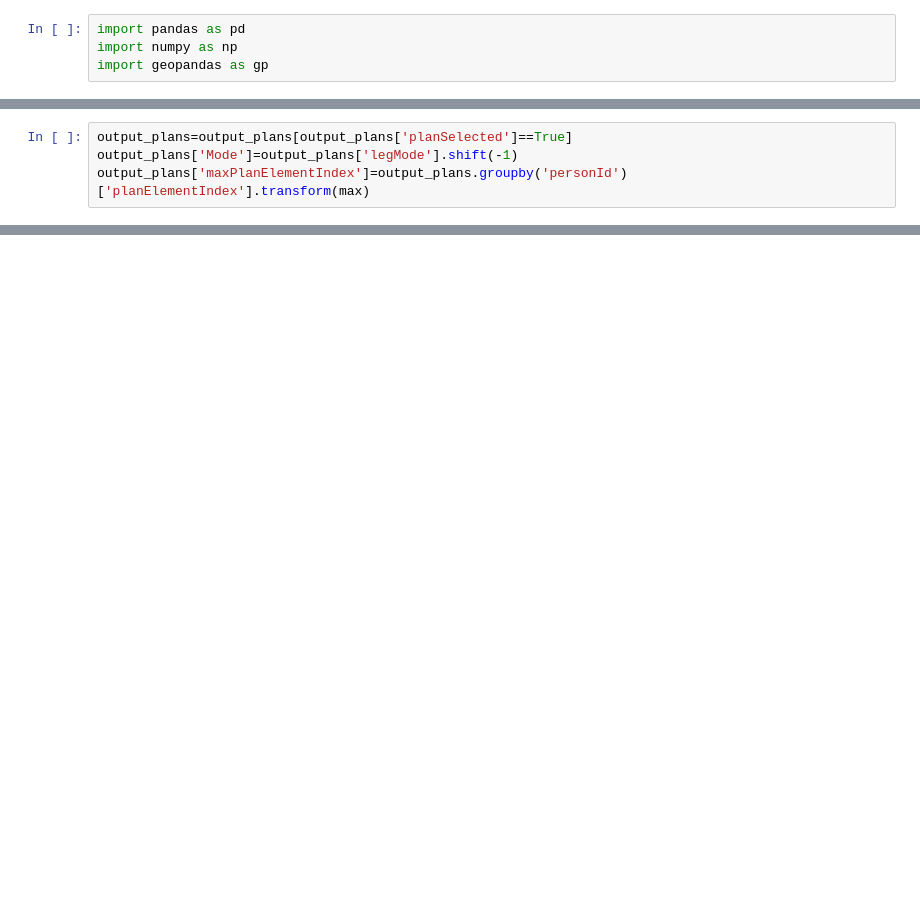
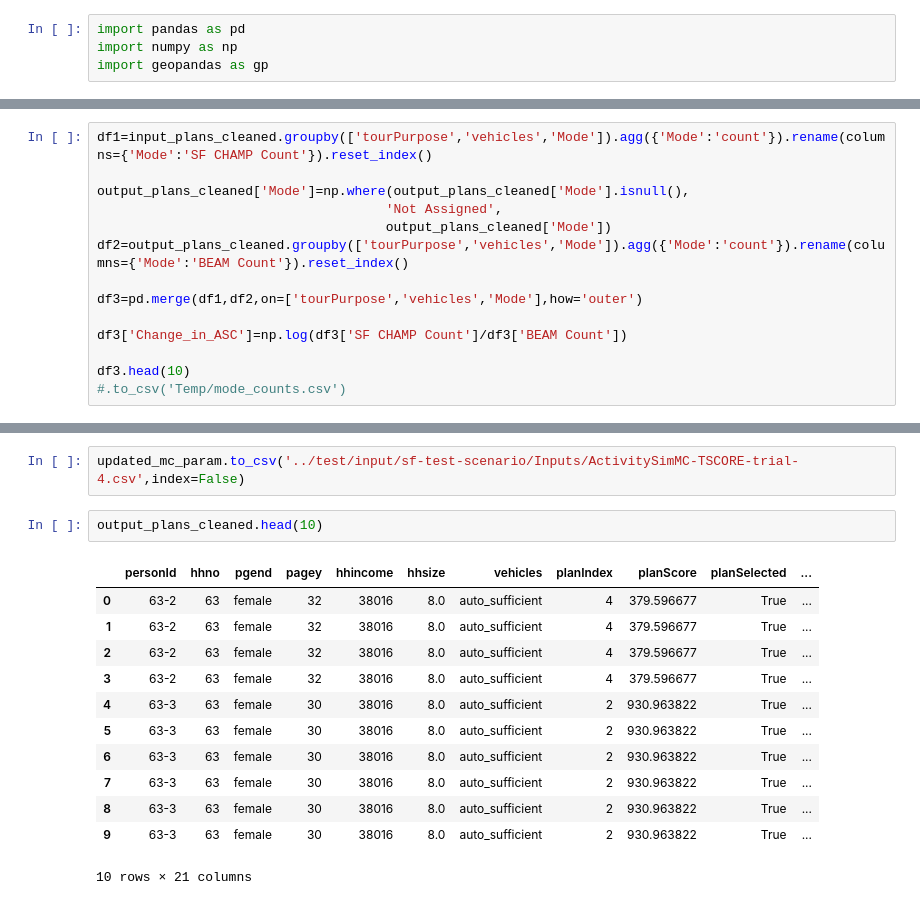
Before and after one commit to vsgo222/beam, a Jupyter notebook: output_analysis/Trips Comparison.ipynb, the cells around one changed output, grey strips where cells are left out. Drawn from its saved outputs; the diff is of its cells as text; blank space fills up the shorter version.

```diff
--- a/output_analysis/Trips Comparison.ipynb
+++ b/output_analysis/Trips Comparison.ipynb
@@ -27,4 +18,0 @@ input_plans['maxPlanElementIndex']=input_plans.groupby('personId')['planElementI
-# %%
-output_plans=output_plans[output_plans['planSelected']==True]
-output_plans['Mode']=output_plans['legMode'].shift(-1)
-output_plans['maxPlanElementIndex']=output_plans.groupby('personId')['planElementIndex'].transform(max)
@@ -58,0 +135,14 @@ output_plans[output_plans['personId']=='63-2']
+# %%
+df1=input_plans_cleaned.groupby(['tourPurpose','vehicles','Mode']).agg({'Mode':'count'}).rename(columns={'Mode':'SF CHAMP Count'}).reset_index()
+
+output_plans_cleaned['Mode']=np.where(output_plans_cleaned['Mode'].isnull(),
+                                     'Not Assigned',
+                                     output_plans_cleaned['Mode'])
+df2=output_plans_cleaned.groupby(['tourPurpose','vehicles','Mode']).agg({'Mode':'count'}).rename(columns={'Mode':'BEAM Count'}).reset_index()
+
+df3=pd.merge(df1,df2,on=['tourPurpose','vehicles','Mode'],how='outer')
+
+df3['Change_in_ASC']=np.log(df3['SF CHAMP Count']/df3['BEAM Count'])
+
+df3.head(10)
+#.to_csv('Temp/mode_counts.csv')
@@ -58,0 +232,17 @@ output_plans[output_plans['personId']=='63-2']
+# %%
+updated_mc_param.to_csv('../test/input/sf-test-scenario/Inputs/ActivitySimMC-TSCORE-trial-4.csv',index=False)
+# %%
+output_plans_cleaned.head(10)
+# %% [output]
+|  | personId | hhno | pgend | pagey | hhincome | hhsize | vehicles | planIndex | planScore | planSelected | ... |
+| 0 | 63-2 | 63 | female | 32 | 38016 | 8.0 | auto_sufficient | 4 | 379.596677 | True | ... |
+| 1 | 63-2 | 63 | female | 32 | 38016 | 8.0 | auto_sufficient | 4 | 379.596677 | True | ... |
+| 2 | 63-2 | 63 | female | 32 | 38016 | 8.0 | auto_sufficient | 4 | 379.596677 | True | ... |
+| 3 | 63-2 | 63 | female | 32 | 38016 | 8.0 | auto_sufficient | 4 | 379.596677 | True | ... |
+| 4 | 63-3 | 63 | female | 30 | 38016 | 8.0 | auto_sufficient | 2 | 930.963822 | True | ... |
+| 5 | 63-3 | 63 | female | 30 | 38016 | 8.0 | auto_sufficient | 2 | 930.963822 | True | ... |
+| 6 | 63-3 | 63 | female | 30 | 38016 | 8.0 | auto_sufficient | 2 | 930.963822 | True | ... |
+| 7 | 63-3 | 63 | female | 30 | 38016 | 8.0 | auto_sufficient | 2 | 930.963822 | True | ... |
+| 8 | 63-3 | 63 | female | 30 | 38016 | 8.0 | auto_sufficient | 2 | 930.963822 | True | ... |
+| 9 | 63-3 | 63 | female | 30 | 38016 | 8.0 | auto_sufficient | 2 | 930.963822 | True | ... |
+10 rows × 21 columns
```
Also changed, not shown: parts of 23 cells of this notebook, 7 other files.
